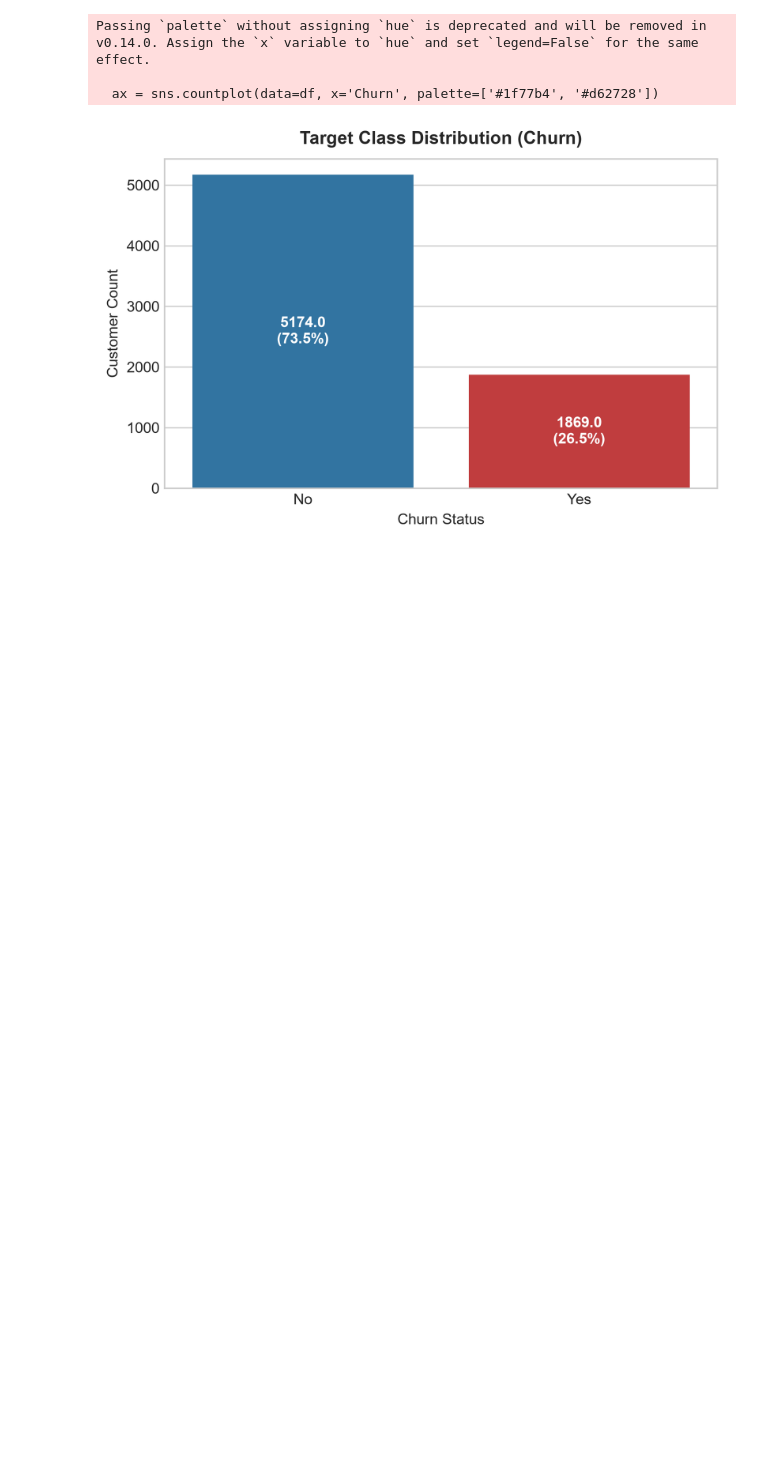
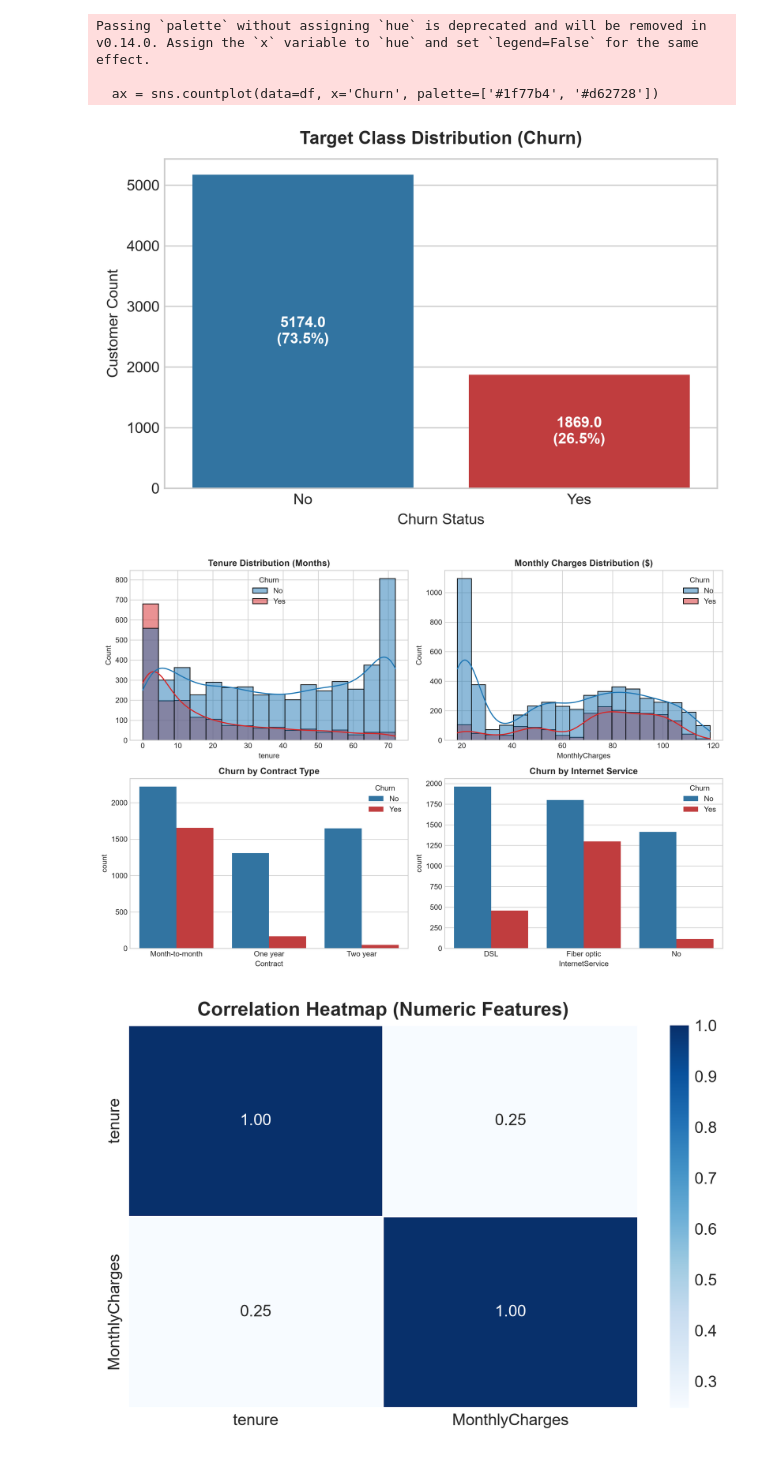
Before and after one commit to kwekumorgan/telco_churn_project, a Jupyter notebook: notebooks/01_data_understanding_and_exploration.ipynb, the cells around one changed output. Saved outputs shown, nothing was run; the diff lists cells and outputs as text; code cells hidden in the pictures; blank space fills up the shorter version.

Commit message:
docs(eda): identify data quality issues and finalize eda plots

```diff
--- a/notebooks/01_data_understanding_and_exploration.ipynb
+++ b/notebooks/01_data_understanding_and_exploration.ipynb
@@ -116,3 +116,38 @@ Passing `palette` without assigning `hue` is deprecated and will be removed in v
 
   ax = sns.countplot(data=df, x='Churn', palette=['#1f77b4', '#d62728'])
 [figure]
+# %%
+# 1. Feature Distributions & Bar Charts
+fig, axes = plt.subplots(2, 2, figsize=(12, 8))
+
+# Histogram: Tenure
+sns.histplot(data=df, x='tenure', hue='Churn', kde=True, palette=['#1f77b4', '#d62728'], ax=axes[0, 0])
+axes[0, 0].set_title('Tenure Distribution (Months)', fontweight='bold')
+
+# Histogram: Monthly Charges
+sns.histplot(data=df, x='MonthlyCharges', hue='Churn', kde=True, palette=['#1f77b4', '#d62728'], ax=axes[0, 1])
+axes[0, 1].set_title('Monthly Charges Distribution ($)', fontweight='bold')
+
+# Bar Chart: Contract Type
+sns.countplot(data=df, x='Contract', hue='Churn', palette=['#1f77b4', '#d62728'], ax=axes[1, 0])
+axes[1, 0].set_title('Churn by Contract Type', fontweight='bold')
+
+# Bar Chart: Internet Service
+sns.countplot(data=df, x='InternetService', hue='Churn', palette=['#1f77b4', '#d62728'], ax=axes[1, 1])
+axes[1, 1].set_title('Churn by Internet Service', fontweight='bold')
+
+plt.tight_layout()
+plt.savefig('../plots/02_visual_exploration.png')
+plt.show()
+
+# 2. Correlation Heatmap (Continuous Numerical Features)
+plt.figure(figsize=(6, 4))
+numeric_df = df[['tenure', 'MonthlyCharges']]
+sns.heatmap(numeric_df.corr(), annot=True, cmap='Blues', fmt='.2f', linewidths=0.5)
+plt.title('Correlation Heatmap (Numeric Features)', fontweight='bold')
+plt.tight_layout()
+plt.savefig('../plots/03_correlation_heatmap.png')
+plt.show()
+# %% [output]
+[figure, added]
+[figure, added]
```
Also changed, not shown: parts of 1 cell of this notebook, 6 other files.
